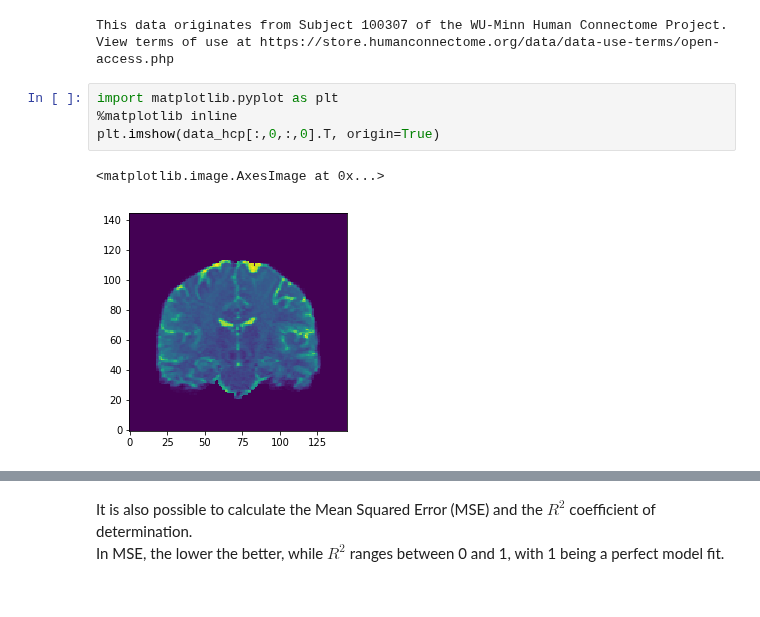
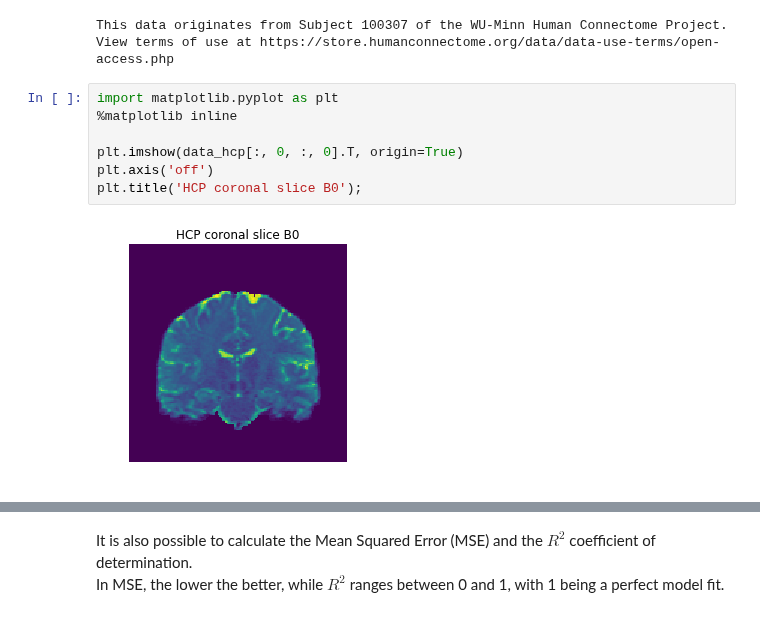
Before and after one commit to AthenaEPI/dmipy, a Jupyter notebook: examples/example_multi_compartment_spherical_mean_technique.ipynb, the cells around one changed output, grey strips where cells are left out. Drawn from its saved outputs; the diff is of its cells as text.

```diff
--- a/examples/example_multi_compartment_spherical_mean_technique.ipynb
+++ b/examples/example_multi_compartment_spherical_mean_technique.ipynb
@@ -66,10 +55,12 @@ This data originates from Subject 100307 of the WU-Minn Human Connectome Project
 # %%
 import matplotlib.pyplot as plt
 %matplotlib inline
-plt.imshow(data_hcp[:,0,:,0].T, origin=True)
+
+plt.imshow(data_hcp[:, 0, :, 0].T, origin=True)
+plt.axis('off')
+plt.title('HCP coronal slice B0');
 # %% [output]
-<matplotlib.image.AxesImage at 0x...>
-[figure, old version]
+[figure, new version]
 # %%
 mcsmt_fit_hcp = mcsmt_mod.fit(scheme_hcp, data_hcp, mask=data_hcp[..., 0]>0)
 # %% [output]
```
Also changed, not shown: parts of 6 cells of this notebook.
